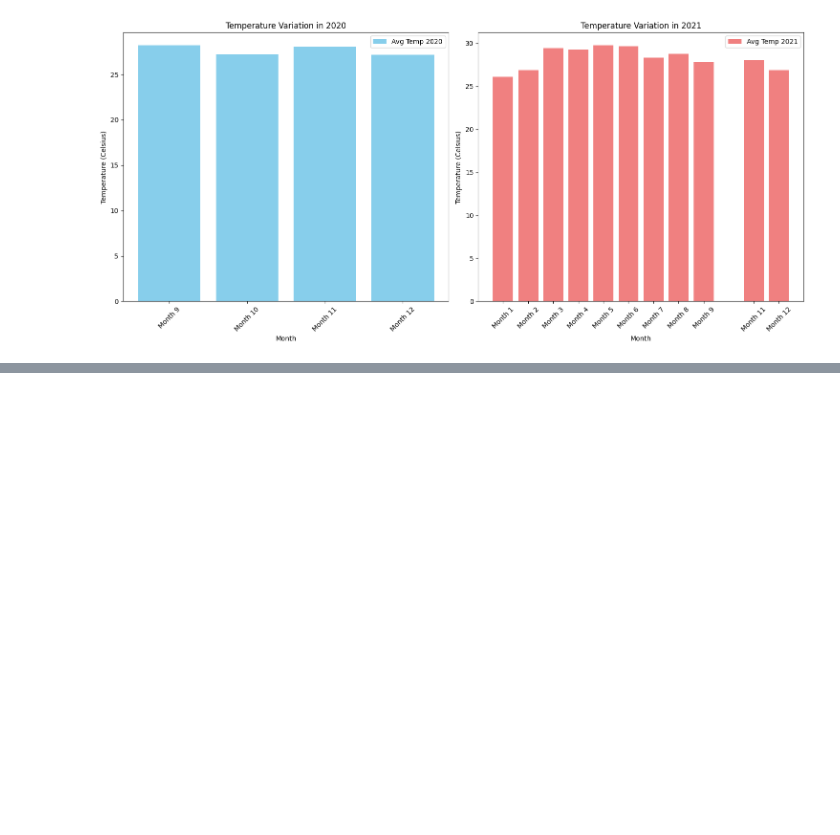
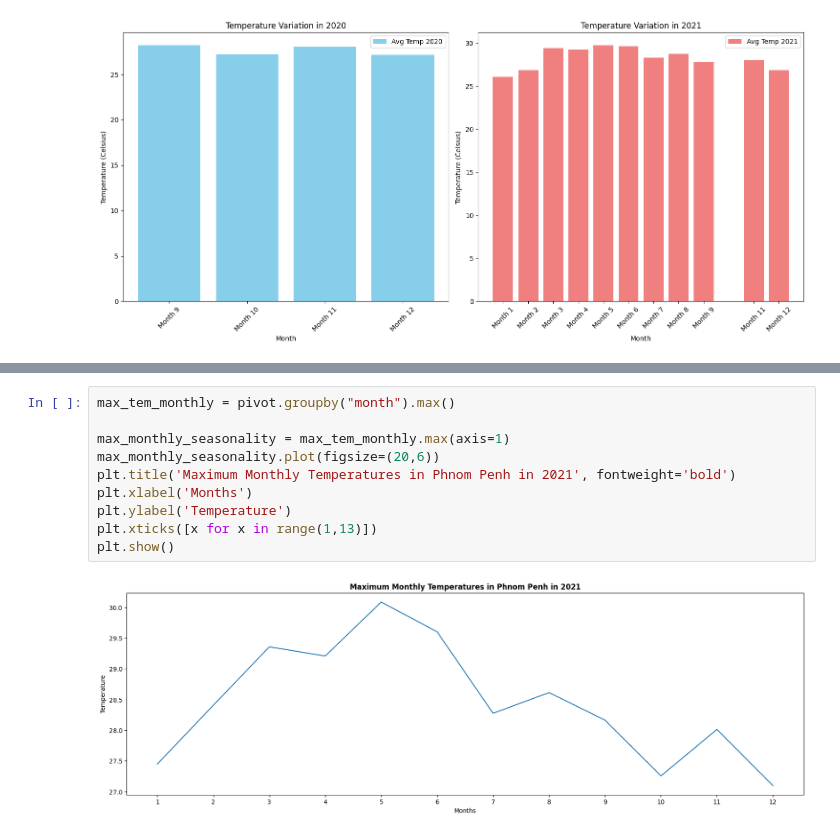
Before and after one commit to Galaxy092/Samsung-Innovation-Campus-Big-Data-Capstone-Project, a Jupyter notebook: Data Analysis & Visualization.ipynb, the cells around one changed output, grey strips where cells are left out. Drawn from its saved outputs; the diff is of its cells as text; blank space fills up the shorter version.

```diff
--- a/Data Analysis & Visualization.ipynb
+++ b/Data Analysis & Visualization.ipynb
@@ -463,0 +562,12 @@ This will become an error in seaborn v0.14.0; please update your code.
+# %%
+max_tem_monthly = pivot.groupby("month").max()
+
+max_monthly_seasonality = max_tem_monthly.max(axis=1)
+max_monthly_seasonality.plot(figsize=(20,6))
+plt.title('Maximum Monthly Temperatures in Phnom Penh in 2021', fontweight='bold')
+plt.xlabel('Months')
+plt.ylabel('Temperature')
+plt.xticks([x for x in range(1,13)])
+plt.show()
+# %% [output]
+[figure, added]
```
Also changed, not shown: parts of 61 cells of this notebook.
